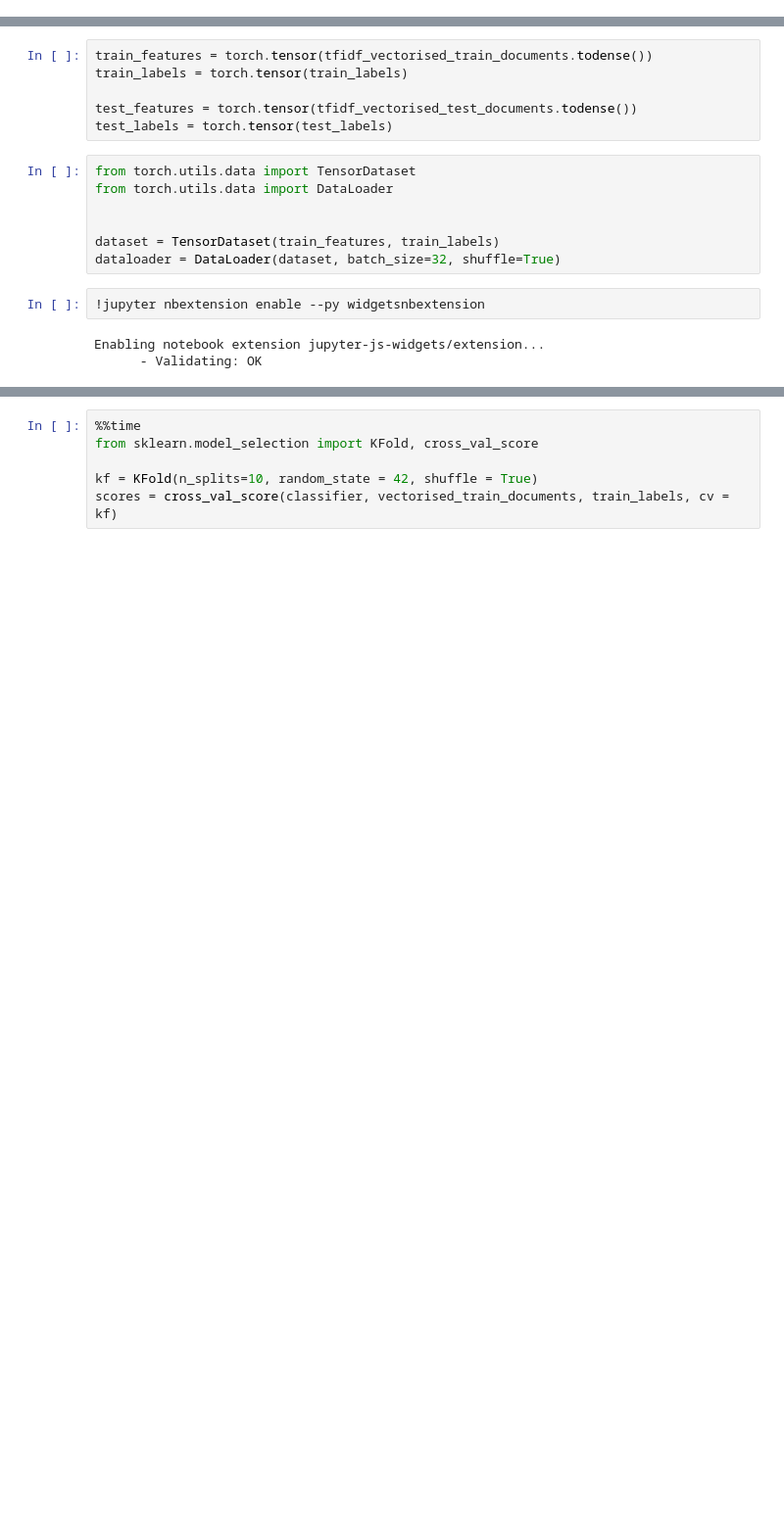
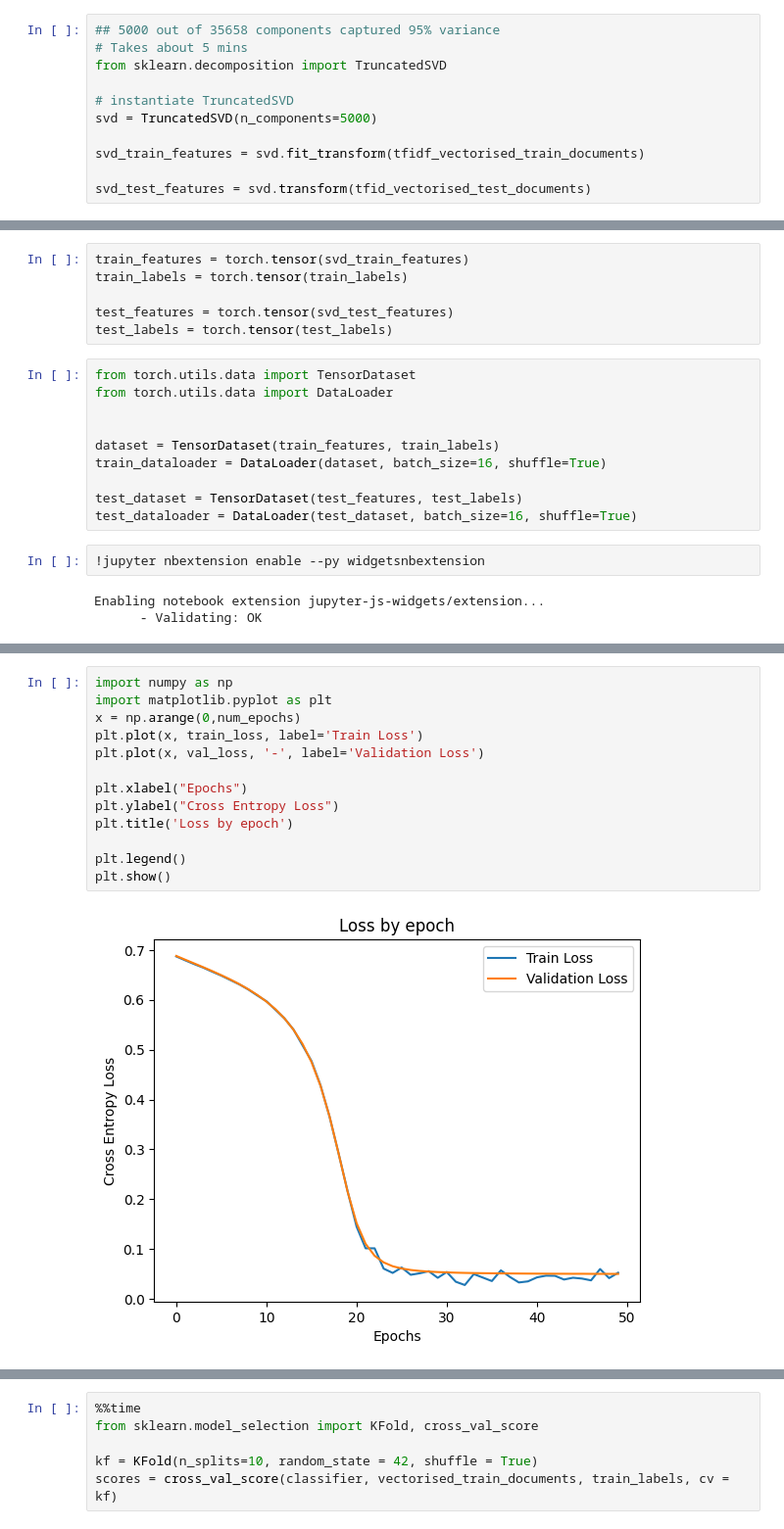
Before and after one commit to ManilShrestha/AppliedMLProjects, a Jupyter notebook: Reuters-NewsClassification.ipynb, the cells around one changed output, grey strips where cells are left out. Shown at 98% size. Cells and saved outputs as stored; diff of their text form; blank space fills up the shorter version.

```diff
--- a/Reuters-NewsClassification.ipynb
+++ b/Reuters-NewsClassification.ipynb
@@ -32,2 +33,13 @@ test_labels = mlb.transform(test_categories)
 # %% [output]
 (7769, 90)
+# %%
+## 5000 out of 35658 components captured 95% variance
+# Takes about 5 mins
+from sklearn.decomposition import TruncatedSVD
+
+# instantiate TruncatedSVD
+svd = TruncatedSVD(n_components=5000)
+
+svd_train_features = svd.fit_transform(tfidf_vectorised_train_documents)
+
+svd_test_features = svd.transform(tfid_vectorised_test_documents)
@@ -38,10 +54,10 @@ tfidf_vectorised_train_documents.shape, train_labels.shape
 # %%
 device = torch.device("cuda:0" if torch.cuda.is_available() else "cpu")
 # %%
-train_features = torch.tensor(tfidf_vectorised_train_documents.todense())
+train_features = torch.tensor(svd_train_features)
 train_labels = torch.tensor(train_labels)
 
-test_features = torch.tensor(tfidf_vectorised_test_documents.todense())
+test_features = torch.tensor(svd_test_features)
 test_labels = torch.tensor(test_labels)
 # %%
 from torch.utils.data import TensorDataset
@@ -49,7 +65,10 @@ from torch.utils.data import DataLoader
 
 
 dataset = TensorDataset(train_features, train_labels)
-dataloader = DataLoader(dataset, batch_size=32, shuffle=True)
+train_dataloader = DataLoader(dataset, batch_size=16, shuffle=True)
+
+test_dataset = TensorDataset(test_features, test_labels)
+test_dataloader = DataLoader(test_dataset, batch_size=16, shuffle=True)
 # %%
 !jupyter nbextension enable --py widgetsnbextension
 # %% [output]
@@ -119,0 +164,15 @@ Epoch 10/10
+# %%
+import numpy as np
+import matplotlib.pyplot as plt
+x = np.arange(0,num_epochs)
+plt.plot(x, train_loss, label='Train Loss')
+plt.plot(x, val_loss, '-', label='Validation Loss')
+
+plt.xlabel("Epochs")
+plt.ylabel("Cross Entropy Loss")
+plt.title('Loss by epoch')
+
+plt.legend()
+plt.show()
+# %% [output]
+[figure, added]
```
Also changed, not shown: parts of 17 cells of this notebook.
